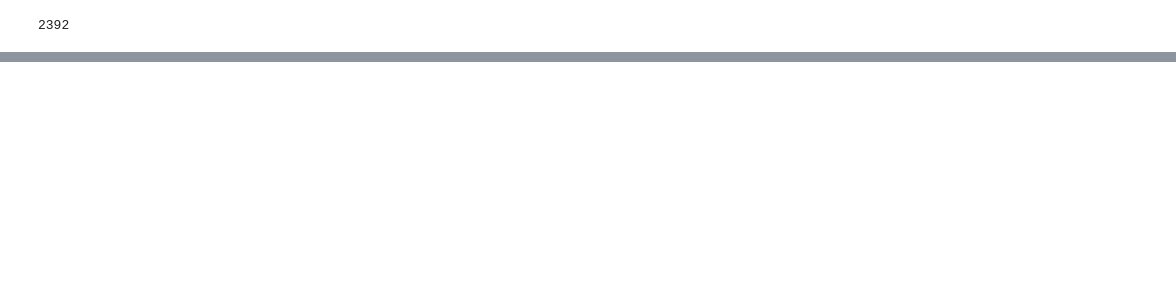
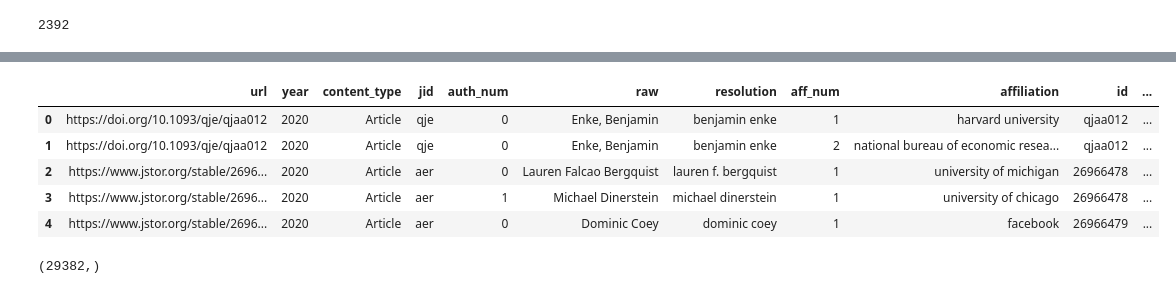
Before and after one commit to cogeorg/80YearsEconomicResearch, a Jupyter notebook: 020_author_names_recon/024_reshaping_auth_aff_meta.ipynb, the cells around one changed output, grey strips where cells are left out. Saved outputs shown, nothing was run; the diff lists cells and outputs as text; code cells hidden in the pictures; blank space fills up the shorter version.

```diff
--- a/020_author_names_recon/024_reshaping_auth_aff_meta.ipynb
+++ b/020_author_names_recon/024_reshaping_auth_aff_meta.ipynb
@@ -50,8 +36,10 @@ proc_auths_all['https://www.jstor.org/stable/1804158']
 # %%
+# flattening auth aff dictionary to usable set
+
 aff_out=[]
 issue=[]
 for i in proc_auths_all.keys():
-    if proc_auths_all[i]['content_type'] in content_ex:
+    if proc_auths_all[i]['content_type'] not in content:
         continue
     if proc_auths_all[i]['year']<1940:
         continue
@@ -61,7 +49,7 @@ for i in proc_auths_all.keys():
         'content_type': proc_auths_all[i]["content_type"],
         'jid': proc_auths_all[i]["jid"],
         }
-    for j in proc_auths_all[i]["authors"].keys():
+    for j in proc_auths_all[i]["authors"].keys(): # result is only authors who are not nan make it in since nan authors will have an empty author dict so no [] returns
         # print(i)
         # print(proc_auths_all[i]["authors"][j]["resolution"])
         temp2={"auth_num": j, 'raw':proc_auths_all[i]["authors"][j]["raw"],"resolution":proc_auths_all[i]["authors"][j]["resolution"]}
@@ -161,0 +162,13 @@ proc_auths_auid.head()
+# %%
+proc_auths_exp.head()
+# %% [output]
+|  | url | year | content_type | jid | auth_num | raw | resolution | aff_num | affiliation | id | ... |
+| 0 | https://doi.org/10.1093/qje/qjaa012 | 2020 | Article | qje | 0 | Enke, Benjamin | benjamin enke | 1 | harvard university | qjaa012 | ... |
+| 1 | https://doi.org/10.1093/qje/qjaa012 | 2020 | Article | qje | 0 | Enke, Benjamin | benjamin enke | 2 | national bureau of economic resea... | qjaa012 | ... |
+| 2 | https://www.jstor.org/stable/2696... | 2020 | Article | aer | 0 | Lauren Falcao Bergquist | lauren f. bergquist | 1 | university of michigan | 26966478 | ... |
+| 3 | https://www.jstor.org/stable/2696... | 2020 | Article | aer | 1 | Michael Dinerstein | michael dinerstein | 1 | university of chicago | 26966478 | ... |
+| 4 | https://www.jstor.org/stable/2696... | 2020 | Article | aer | 0 | Dominic Coey | dominic coey | 1 | facebook | 26966479 | ... |
+# %%
+proc_auths_auid["id"].unique().shape
+# %% [output]
+(29382,)
```
Also changed, not shown: parts of 29 cells of this notebook, 2 other files.
